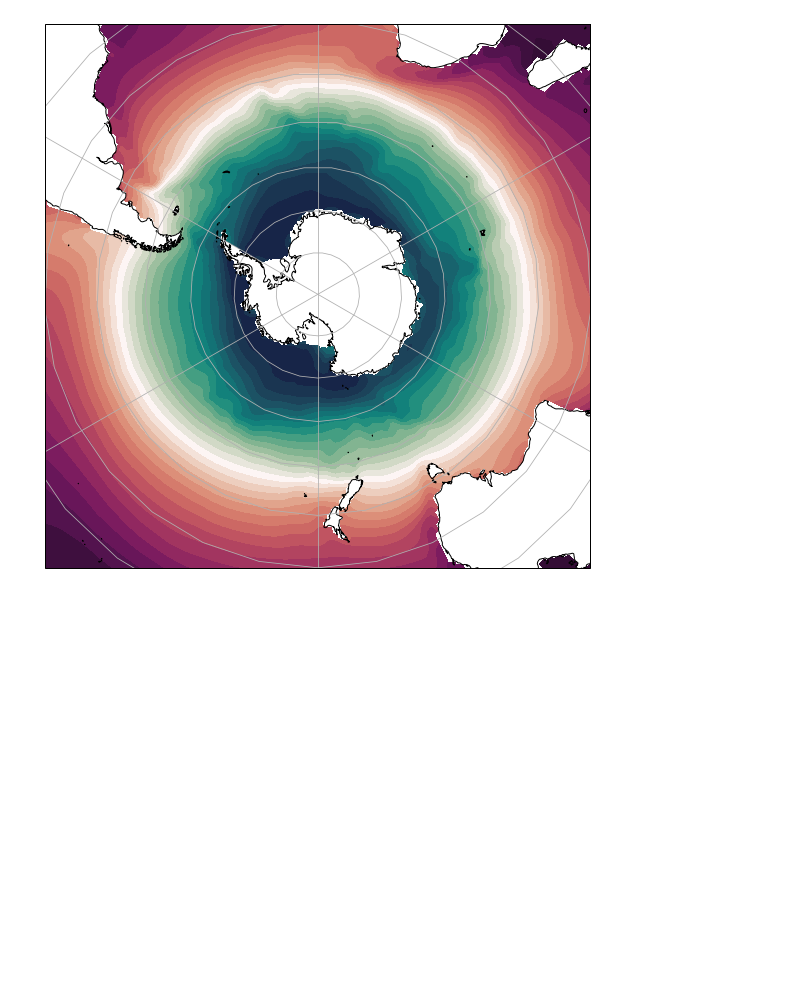
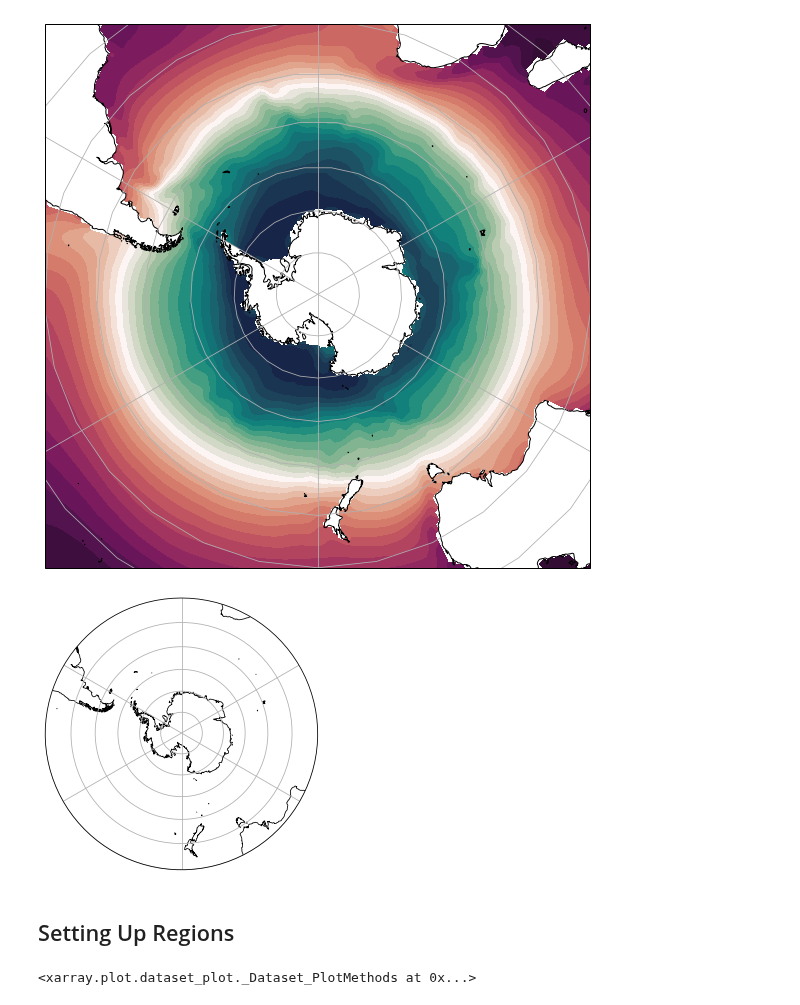
Before and after one commit to Zephyr-Sylvester/krill-cesm-le, a Jupyter notebook: notebooks/plot-polar-projection.ipynb, the cells around one changed output. Saved outputs shown, nothing was run; the diff lists cells and outputs as text; code cells hidden in the pictures; blank space fills up the shorter version.

```diff
--- a/notebooks/plot-polar-projection.ipynb
+++ b/notebooks/plot-polar-projection.ipynb
@@ -85,3 +120,21 @@ fig.colorbar(cf, ax=ax)
 # %% [output]
 <cartopy.mpl.gridliner.Gridliner at 0x...>
 [figure]
+# %%
+fig = plt.figure(figsize=(5, 5))
+ax = fig.add_subplot(1, 1, 1, projection=ccrs.SouthPolarStereo())
+ax.set_extent([180, -180, -90,  -30], crs=ccrs.PlateCarree())
+
+theta = np.linspace(0, 2*np.pi, 100)
+center, radius = [0.5, 0.5], 0.5
+verts = np.vstack([np.sin(theta), np.cos(theta)]).T
+circle = mpath.Path(verts * radius + center)
+
+ax.set_boundary(circle, transform=ax.transAxes)
+
+ax.coastlines('50m')
+ax.gridlines().n_steps = 90  ## this makes them rounder
+# %% [output]
+[figure, added]
+# %% [markdown]
+## Setting Up Regions
@@ -87,0 +144,4 @@ fig.colorbar(cf, ax=ax)
+# %%
+grid.where([grid.region_mask_regions == 1]).plot
+# %% [output]
+<xarray.plot.dataset_plot._Dataset_PlotMethods at 0x...>
```
Also changed, not shown: parts of 4 cells of this notebook, 2 other files.
